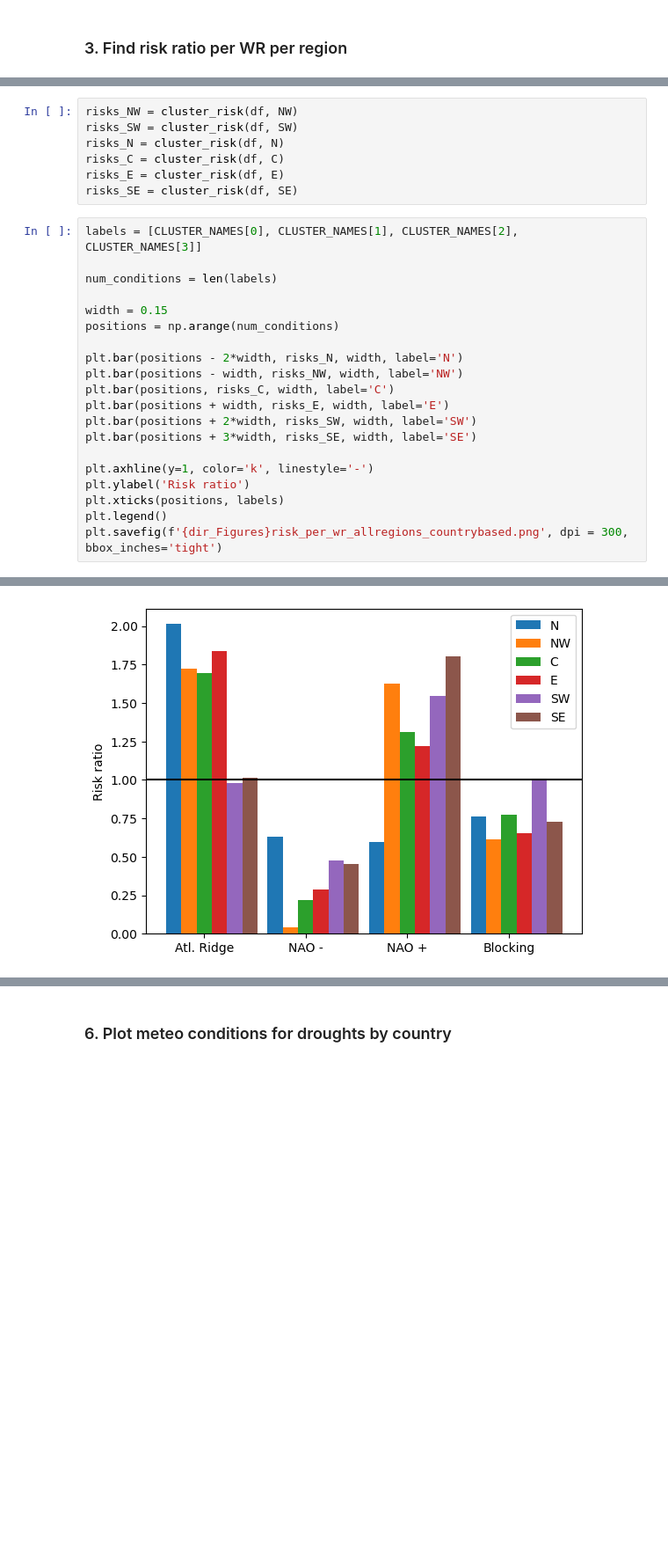
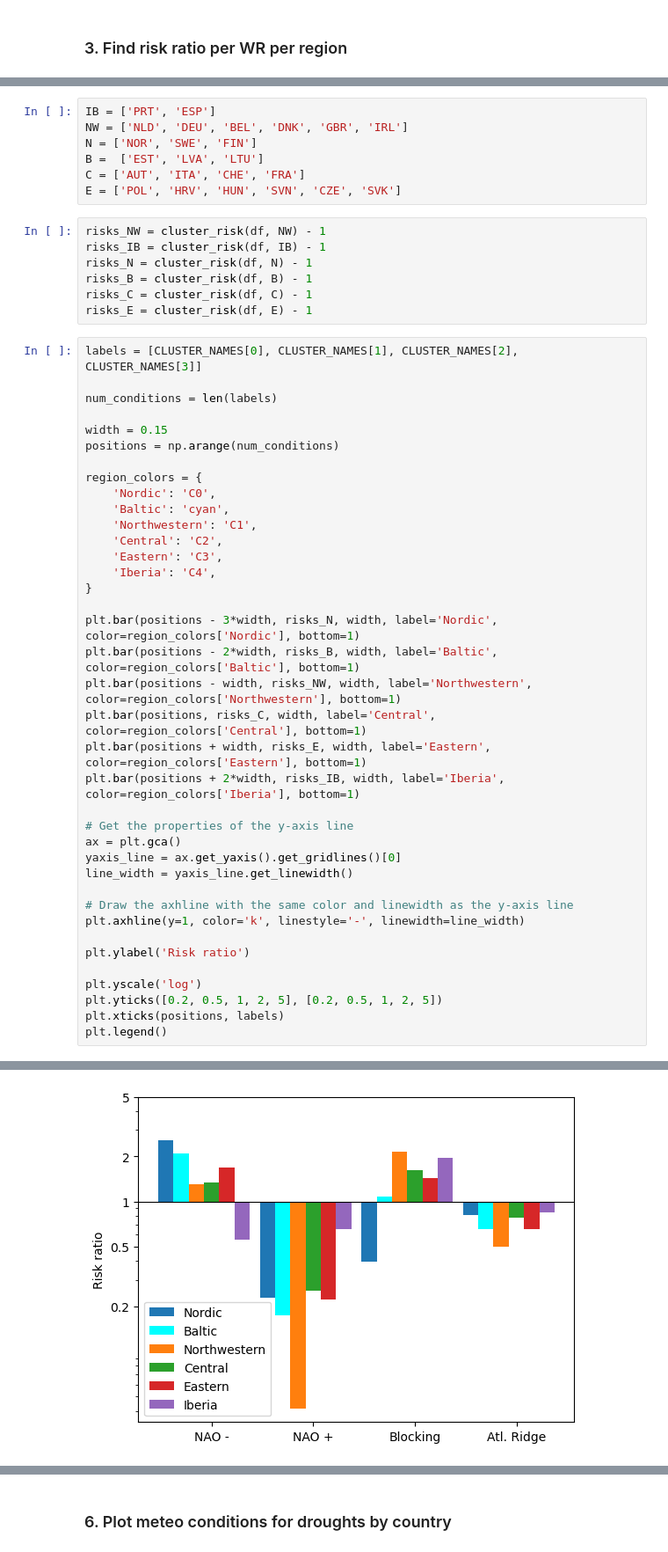
Before and after one commit to bramvanduinen/EnergyDroughtCooccurrence, a Jupyter notebook: src/03a_droughts_per_country_7d_event.ipynb, the cells around one changed output, grey strips where cells are left out. Shown: that part at 88% size. Saved outputs shown, nothing was run; the diff lists cells and outputs as text; blank space fills up the shorter version.

```diff
--- a/src/03a_droughts_per_country_7d_event.ipynb
+++ b/src/03a_droughts_per_country_7d_event.ipynb
@@ -246,10 +310,17 @@ df[:100]
+# %%
+IB = ['PRT', 'ESP']
+NW = ['NLD', 'DEU', 'BEL', 'DNK', 'GBR', 'IRL']
+N = ['NOR', 'SWE', 'FIN']
+B =  ['EST', 'LVA', 'LTU']
+C = ['AUT', 'ITA', 'CHE', 'FRA']
+E = ['POL', 'HRV', 'HUN', 'SVN', 'CZE', 'SVK']
 # %%
-risks_NW = cluster_risk(df, NW)
-risks_SW = cluster_risk(df, SW)
-risks_N = cluster_risk(df, N)
-risks_C = cluster_risk(df, C)
-risks_E = cluster_risk(df, E)
-risks_SE = cluster_risk(df, SE)
+risks_NW = cluster_risk(df, NW) - 1
+risks_IB = cluster_risk(df, IB) - 1
+risks_N = cluster_risk(df, N) - 1
+risks_B = cluster_risk(df, B) - 1
+risks_C = cluster_risk(df, C) - 1
+risks_E = cluster_risk(df, E) - 1
 # %%
 labels = [CLUSTER_NAMES[0], CLUSTER_NAMES[1], CLUSTER_NAMES[2], CLUSTER_NAMES[3]]
 
@@ -258,16 +329,34 @@ num_conditions = len(labels)
 width = 0.15
 positions = np.arange(num_conditions)
 
-plt.bar(positions - 2*width, risks_N, width, label='N')
-plt.bar(positions - width, risks_NW, width, label='NW')
-plt.bar(positions, risks_C, width, label='C')
-plt.bar(positions + width, risks_E, width, label='E')
-plt.bar(positions + 2*width, risks_SW, width, label='SW')
-plt.bar(positions + 3*width, risks_SE, width, label='SE')
+region_colors = {
+    'Nordic': 'C0',
+    'Baltic': 'cyan',
+    'Northwestern': 'C1',
+    'Central': 'C2',
+    'Eastern': 'C3',
+    'Iberia': 'C4',
+}
 
-plt.axhline(y=1, color='k', linestyle='-')
+plt.bar(positions - 3*width, risks_N, width, label='Nordic', color=region_colors['Nordic'], bottom=1)
+plt.bar(positions - 2*width, risks_B, width, label='Baltic', color=region_colors['Baltic'], bottom=1)
+plt.bar(positions - width, risks_NW, width, label='Northwestern', color=region_colors['Northwestern'], bottom=1)
+plt.bar(positions, risks_C, width, label='Central', color=region_colors['Central'], bottom=1)
+plt.bar(positions + width, risks_E, width, label='Eastern', color=region_colors['Eastern'], bottom=1)
+plt.bar(positions + 2*width, risks_IB, width, label='Iberia', color=region_colors['Iberia'], bottom=1)
+
+# Get the properties of the y-axis line
+ax = plt.gca()
+yaxis_line = ax.get_yaxis().get_gridlines()[0]
+line_width = yaxis_line.get_linewidth()
+
+# Draw the axhline with the same color and linewidth as the y-axis line
+plt.axhline(y=1, color='k', linestyle='-', linewidth=line_width)
+
 plt.ylabel('Risk ratio')
+
+plt.yscale('log')
+plt.yticks([0.2, 0.5, 1, 2, 5], [0.2, 0.5, 1, 2, 5])
 plt.xticks(positions, labels)
 plt.legend()
-plt.savefig(f'{dir_Figures}risk_per_wr_allregions_countrybased.png', dpi = 300, bbox_inches='tight')
 # %% [output]
@@ -274 +364 @@ plt.savefig(f'{dir_Figures}risk_per_wr_allregions_countrybased.png', dpi = 300,
-[figure, old version]
+[figure, new version]
```
Also changed, not shown: parts of 17 cells of this notebook, 25 other files.
